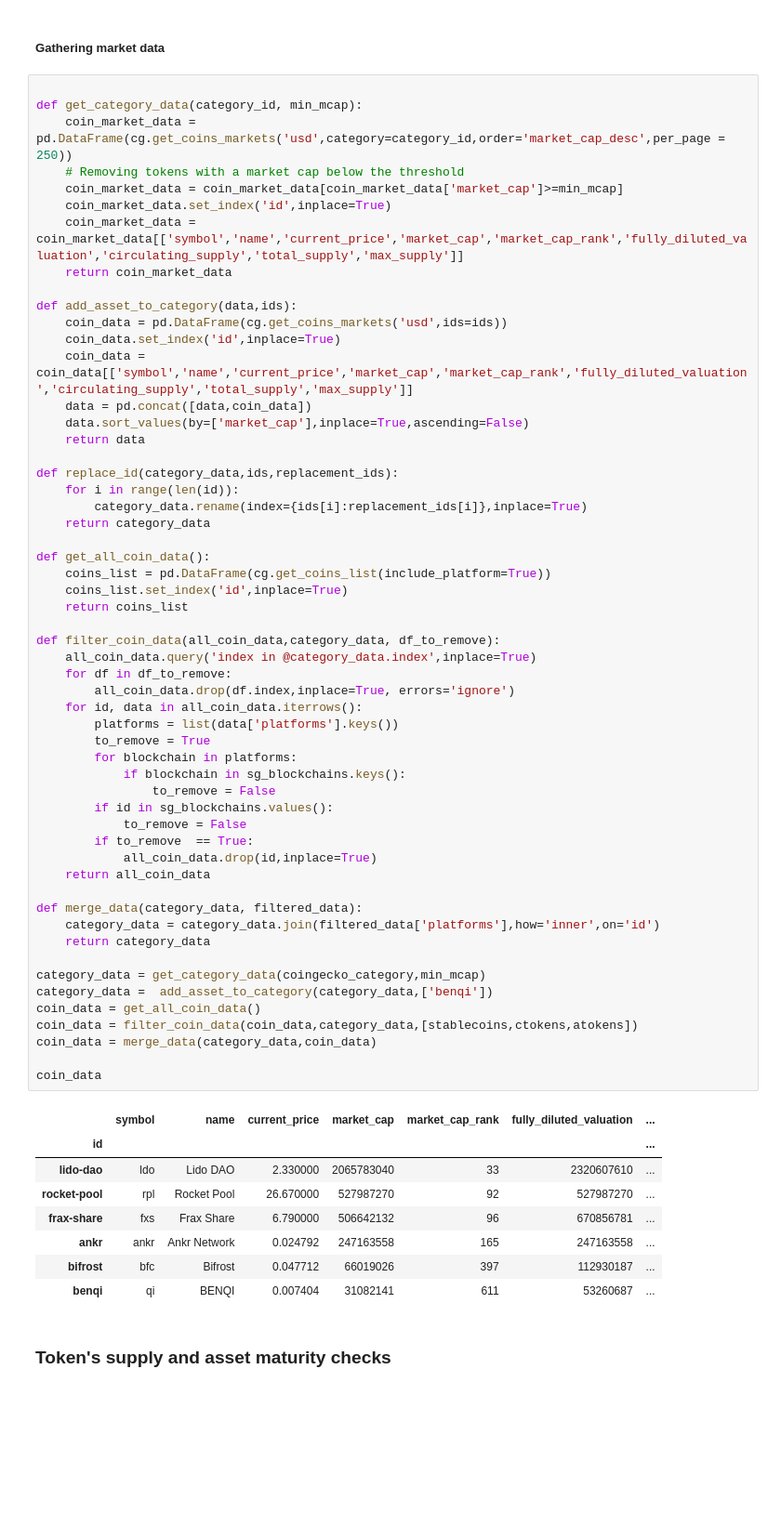
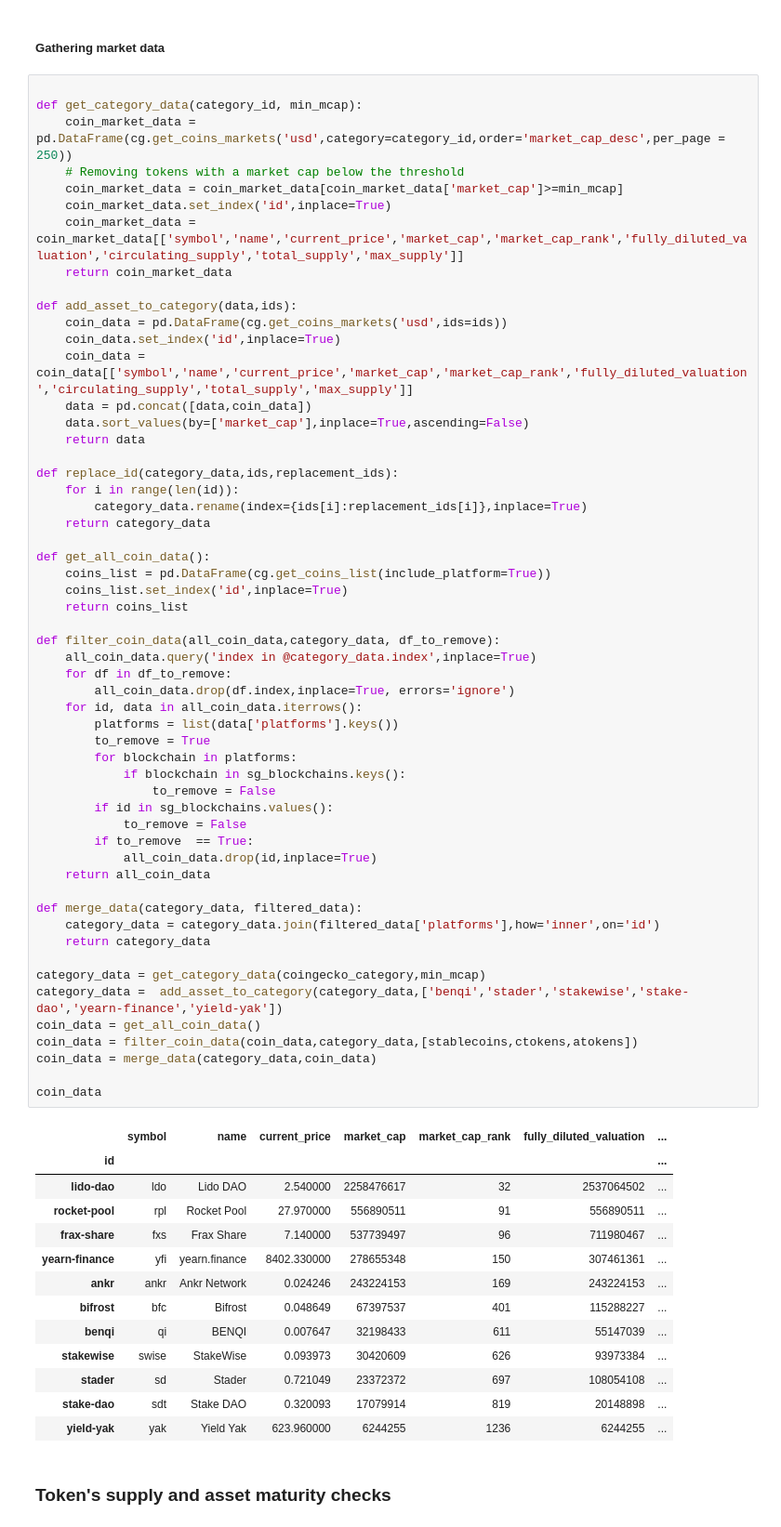
Before and after one commit to Phuture-Finance/rebalancing-data, a Jupyter notebook: PLX/methodology_template.ipynb, the cells around one changed output. Shown at 93% size. Saved outputs shown, nothing was run; the diff lists cells and outputs as text; blank space fills up the shorter version.

Commit message:
Manually added more assets to PLX

```diff
--- a/PLX/methodology_template.ipynb
+++ b/PLX/methodology_template.ipynb
@@ -124,40 +124,45 @@ def get_all_coin_data():
 
 def filter_coin_data(all_coin_data,category_data, df_to_remove):
     all_coin_data.query('index in @category_data.index',inplace=True)
     for df in df_to_remove:
         all_coin_data.drop(df.index,inplace=True, errors='ignore')
     for id, data in all_coin_data.iterrows():
         platforms = list(data['platforms'].keys())
         to_remove = True
         for blockchain in platforms:
             if blockchain in sg_blockchains.keys():
                 to_remove = False
         if id in sg_blockchains.values():
             to_remove = False
         if to_remove  == True:
             all_coin_data.drop(id,inplace=True)
     return all_coin_data
 
 def merge_data(category_data, filtered_data):
     category_data = category_data.join(filtered_data['platforms'],how='inner',on='id')
     return category_data
 
 category_data = get_category_data(coingecko_category,min_mcap)
-category_data =  add_asset_to_category(category_data,['benqi'])
+category_data =  add_asset_to_category(category_data,['benqi','stader','stakewise','stake-dao','yearn-finance','yield-yak'])
 coin_data = get_all_coin_data()
 coin_data = filter_coin_data(coin_data,category_data,[stablecoins,ctokens,atokens])
 coin_data = merge_data(category_data,coin_data)
 
 coin_data
 # %% [output]
 |  | symbol | name | current_price | market_cap | market_cap_rank | fully_diluted_valuation | ... |
 | id |  |  |  |  |  |  | ... |
-| lido-dao | ldo | Lido DAO | 2.330000 | 2065783040 | 33 | 2320607610 | ... |
-| rocket-pool | rpl | Rocket Pool | 26.670000 | 527987270 | 92 | 527987270 | ... |
-| frax-share | fxs | Frax Share | 6.790000 | 506642132 | 96 | 670856781 | ... |
-| ankr | ankr | Ankr Network | 0.024792 | 247163558 | 165 | 247163558 | ... |
-| bifrost | bfc | Bifrost | 0.047712 | 66019026 | 397 | 112930187 | ... |
-| benqi | qi | BENQI | 0.007404 | 31082141 | 611 | 53260687 | ... |
+| lido-dao | ldo | Lido DAO | 2.540000 | 2258476617 | 32 | 2537064502 | ... |
+| rocket-pool | rpl | Rocket Pool | 27.970000 | 556890511 | 91 | 556890511 | ... |
+| frax-share | fxs | Frax Share | 7.140000 | 537739497 | 96 | 711980467 | ... |
+| yearn-finance | yfi | yearn.finance | 8402.330000 | 278655348 | 150 | 307461361 | ... |
+| ankr | ankr | Ankr Network | 0.024246 | 243224153 | 169 | 243224153 | ... |
+| bifrost | bfc | Bifrost | 0.048649 | 67397537 | 401 | 115288227 | ... |
+| benqi | qi | BENQI | 0.007647 | 32198433 | 611 | 55147039 | ... |
+| stakewise | swise | StakeWise | 0.093973 | 30420609 | 626 | 93973384 | ... |
+| stader | sd | Stader | 0.721049 | 23372372 | 697 | 108054108 | ... |
+| stake-dao | sdt | Stake DAO | 0.320093 | 17079914 | 819 | 20148898 | ... |
+| yield-yak | yak | Yield Yak | 623.960000 | 6244255 | 1236 | 6244255 | ... |
 # %% [markdown]
 ### Token's supply and asset maturity checks
 # %%
```
Also changed, not shown: parts of 7 cells of this notebook, 2 other files.
